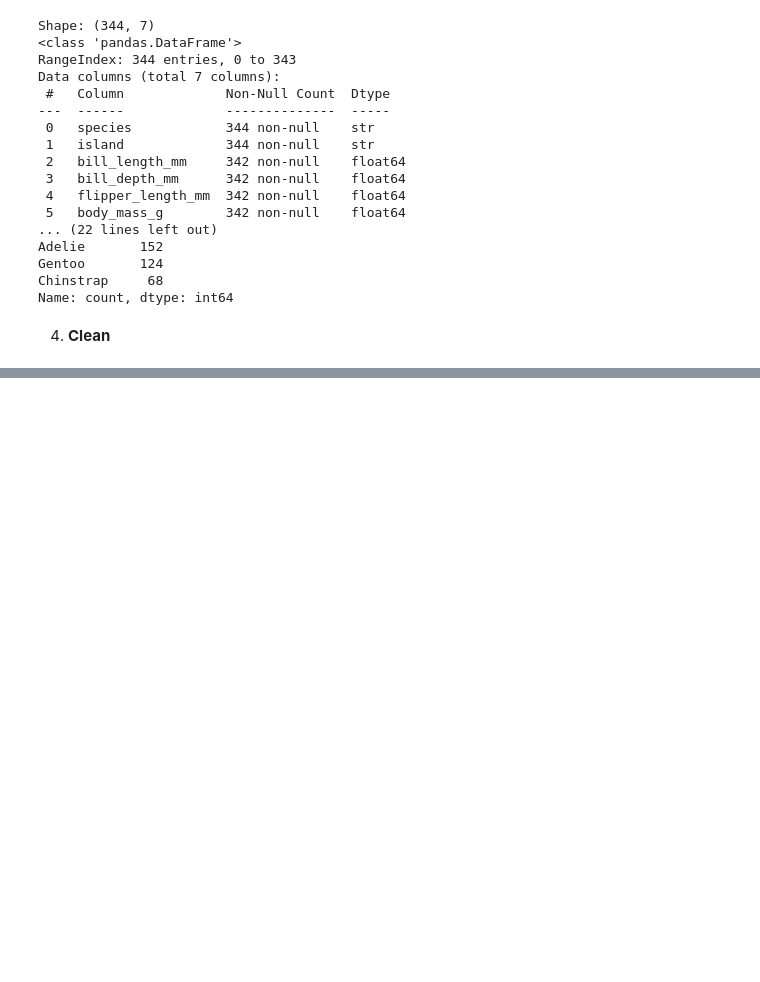
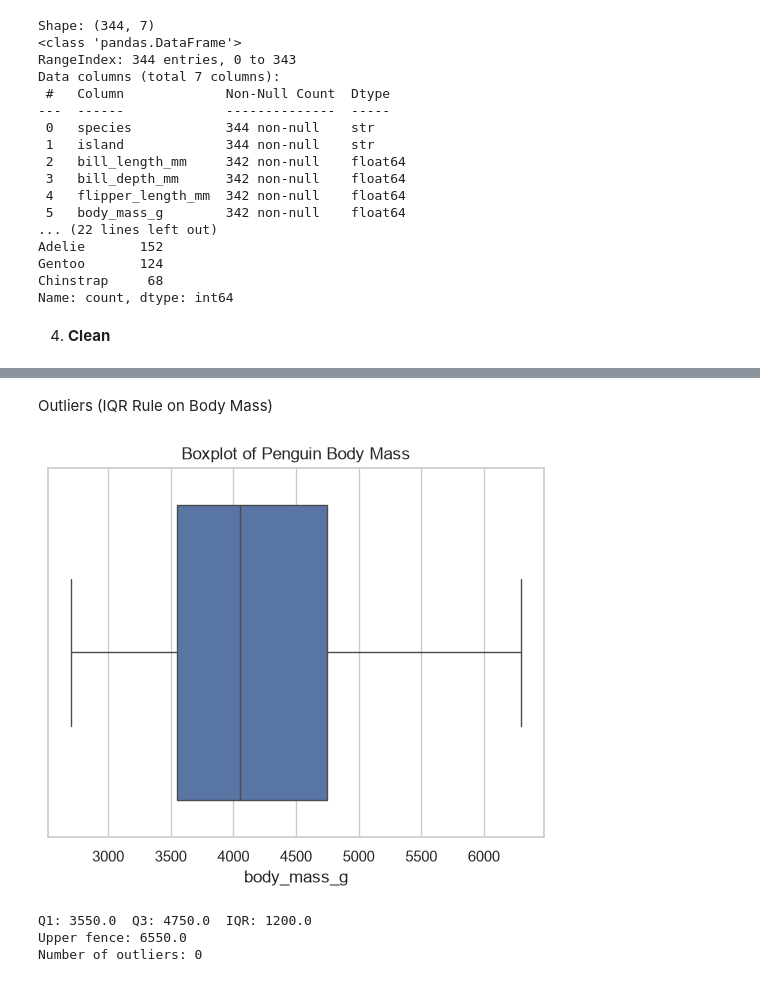
Before and after one commit to wajihashaikh456/EDA-Project, a Jupyter notebook: EDAproject.ipynb, the cells around one changed output, grey strips where cells are left out. Saved outputs shown, nothing was run; the diff lists cells and outputs as text; code cells hidden in the pictures; blank space fills up the shorter version.

```diff
--- a/EDAproject.ipynb
+++ b/EDAproject.ipynb
@@ -59,0 +106,21 @@ Name: count, dtype: int64
+# %% [markdown]
+Outliers (IQR Rule on Body Mass)
+# %%
+sns.boxplot(data=df, x="body_mass_g")
+plt.title("Boxplot of Penguin Body Mass")
+plt.show()
+
+q1 = df["body_mass_g"].quantile(0.25)
+q3 = df["body_mass_g"].quantile(0.75)
+iqr = q3 - q1
+high = q3 + 1.5 * iqr
+
+print("Q1:", q1, " Q3:", q3, " IQR:", round(iqr, 1))
+print("Upper fence:", round(high, 1))
+outliers = df[df["body_mass_g"] > high]
+print("Number of outliers:", len(outliers))
+# %% [output]
+[figure, added]
+Q1: 3550.0  Q3: 4750.0  IQR: 1200.0
+Upper fence: 6550.0
+Number of outliers: 0
```
Also changed, not shown: parts of 9 cells of this notebook, 1 other file.
